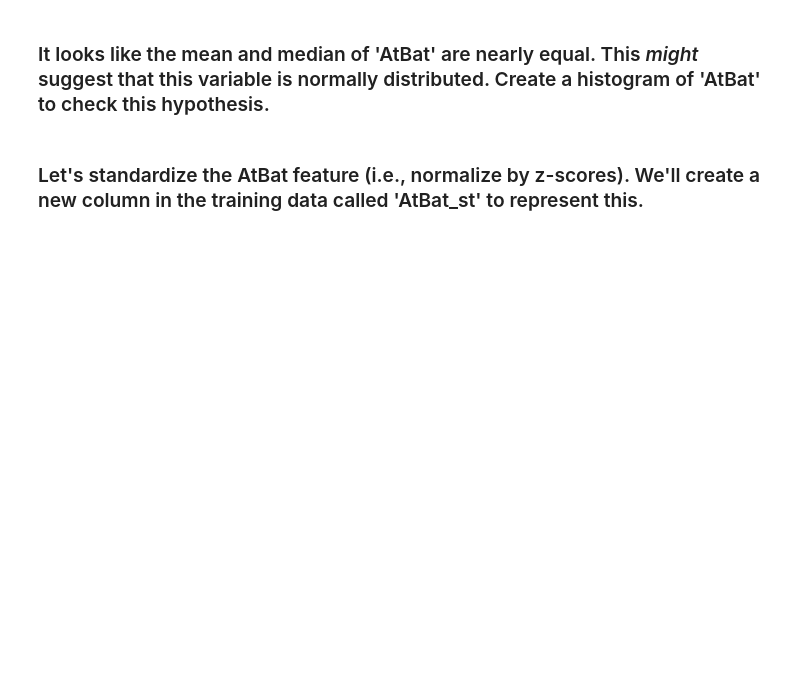
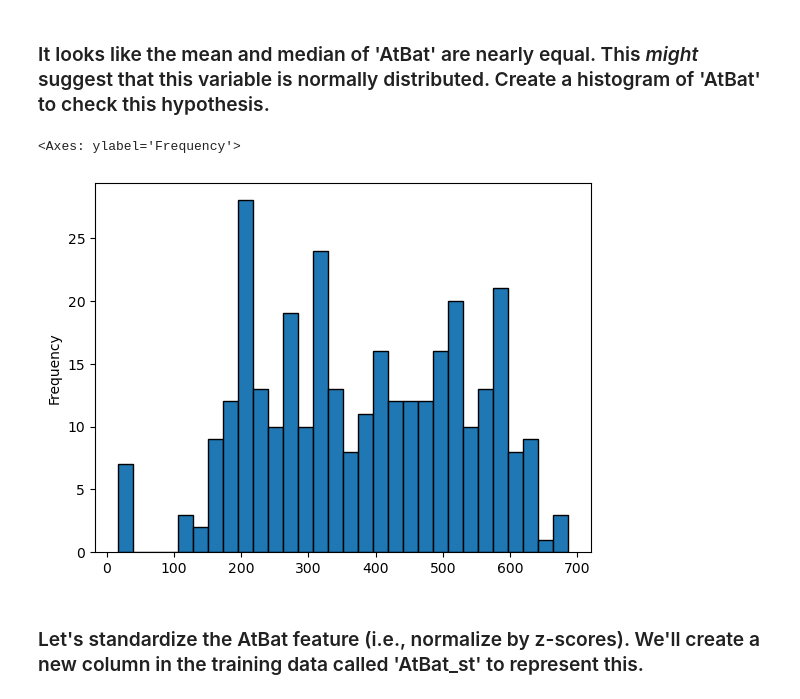
Before and after one commit to edward-lundy/code_2600, a Jupyter notebook: mod03_eda.ipynb, the cells around one changed output. Cells and saved outputs as stored; diff of their text form; code cells hidden in the pictures; blank space fills up the shorter version.

```diff
--- a/mod03_eda.ipynb
+++ b/mod03_eda.ipynb
@@ -103,7 +123,10 @@ for j in range(len(subset.columns)):
 # %% [markdown]
 ### It looks like the mean and median of 'AtBat' are nearly equal. This _might_ suggest that this variable is normally distributed. Create a histogram of 'AtBat' to check this hypothesis.
 # %%
-#fillin
+Hitters['AtBat'].plot.hist(bins=30, edgecolor='black')
+# %% [output]
+<Axes: ylabel='Frequency'>
+[figure, added]
 # %% [markdown]
 ### Let's standardize the AtBat feature (i.e., normalize by z-scores). We'll create a new column in the training data called 'AtBat_st' to represent this.
 # %%
```
Also changed, not shown: parts of 18 cells of this notebook.
